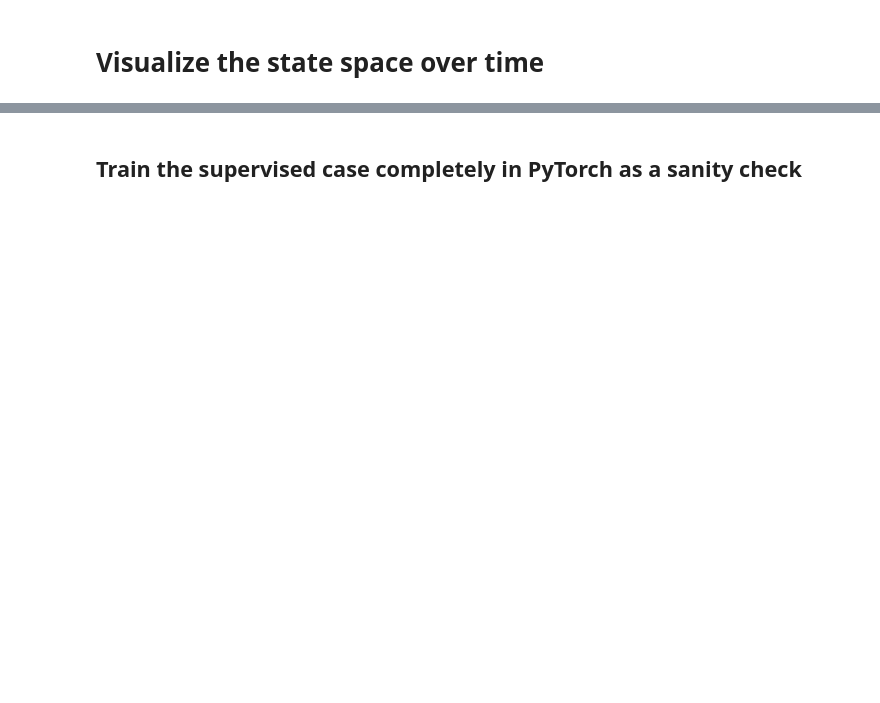
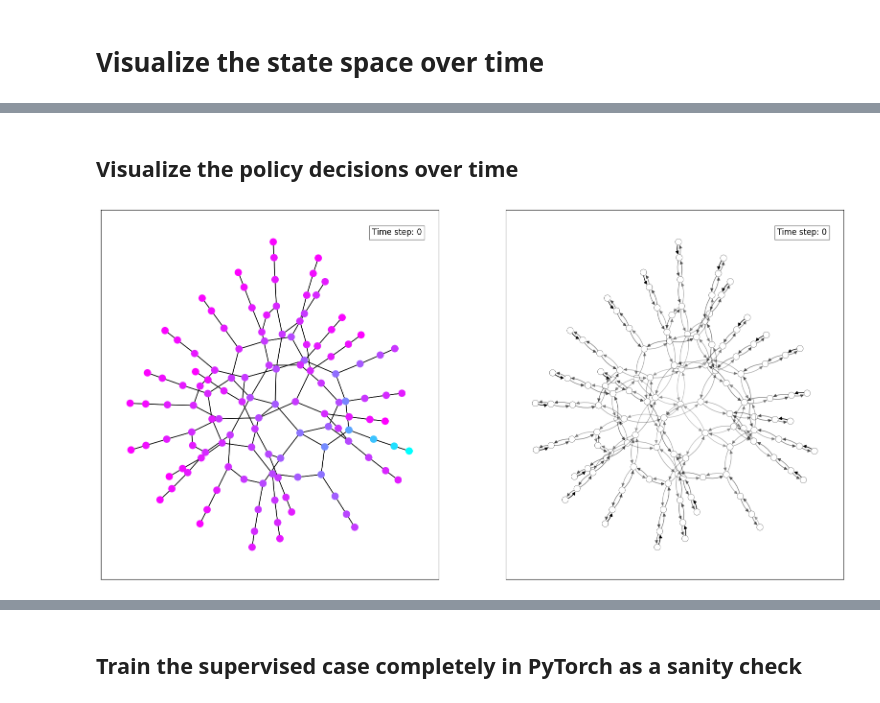
Before and after one commit to maichmueller/plangolin, a Jupyter notebook: notebooks/visz_state_space.ipynb, the cells around one changed output, grey strips where cells are left out. Drawn from its saved outputs; the diff is of its cells as text; code cells hidden in the pictures; blank space fills up the shorter version.

```diff
--- a/notebooks/visz_state_space.ipynb
+++ b/notebooks/visz_state_space.ipynb
@@ -119,5 +164,5 @@ plt.show()
 # %%
-graph = nx.Graph()
+graph = nx.DiGraph()
 goal_indices = set()
 for idx, state in enumerate(space.get_states()):
     if space.is_goal_state(state):
@@ -166,6 +215,7 @@ def update_graph_plot(t, cmap, axis):
                      nodelist=[n for n in graph.nodes],
                      with_labels=False,
                      node_size=100,
+                     arrowstyle="-",  # no arrows
                      ax=axis)
 
     axis.text(0.95, 0.95, f'Time step: {t}', horizontalalignment='right',
@@ -226,0 +271,4 @@ len(graph.edges)
+# %% [markdown]
+## Visualize the policy decisions over time
+# %%
+probs_list_of_nested = torch.load(f"../out/{blocks_instance}/{run_name}/probs.pt")
@@ -227,3 +293,45 @@ len(graph.edges)
+# %%
+from matplotlib.animation import FuncAnimation
+
+
+#sm.set_array([])
+def update_edge_plot(time, axis):
+    axis.clear()
+    # Normalize the values
+    # Map node colors
+    probs_list = [[tensor.item() for tensor in trans_prob] for trans_prob in
+                  probs_list_of_nested[time]]
+    probs_list = list(itertools.chain.from_iterable(probs_list))
+
+    # Draw the graph
+    nx.draw_networkx_edges(graph, pos, ax=axis, node_size=100,
+                           edgelist=edge_list,
+                           edge_cmap=cmap,
+                           alpha=probs_list,
+                           connectionstyle="arc3,rad=0.2")
+
+    nx.draw_networkx_nodes(graph, pos, ax=axis,
+                           node_size=90, node_color="none",
+                           linewidths=0.3, edgecolors="black")
+
+    axis.text(0.95, 0.95, f'Time step: {time}', horizontalalignment='right',
+              verticalalignment='top', transform=axis.transAxes, fontsize=12,
+              bbox=dict(facecolor='white', alpha=0.5))
+# %%
+def update_nodes_and_edges(t, cmap, node_axis, edge_axis):
+    update_graph_plot(t, cmap, node_axis)
+    update_edge_plot(t, edge_axis)
+
+
+fig, (ax_graph, ax_edges) = plt.subplots(figsize=(20, 10), ncols=2)
+# Create the animation
+ani = FuncAnimation(fig, lambda t: update_nodes_and_edges(t, cmap, ax_graph, ax_edges),
+                    frames=range(0, len(values), 10), repeat=False)
+# Save the animation as a GIF
+ani.save(f'../out/{blocks_instance}/{run_name}/graph_with_probs_{blocks_instance}.gif',
+         writer='pillow', fps=6)
+# %% [output]
+[figure, added]
 # %%
 nx.drawing.nx_pydot.write_dot(graph,
                               "/work/rleap1/jakob.krude/projects/remote/rgnet/out/medium_blocks.dot")
```
Also changed, not shown: parts of 44 cells of this notebook.
